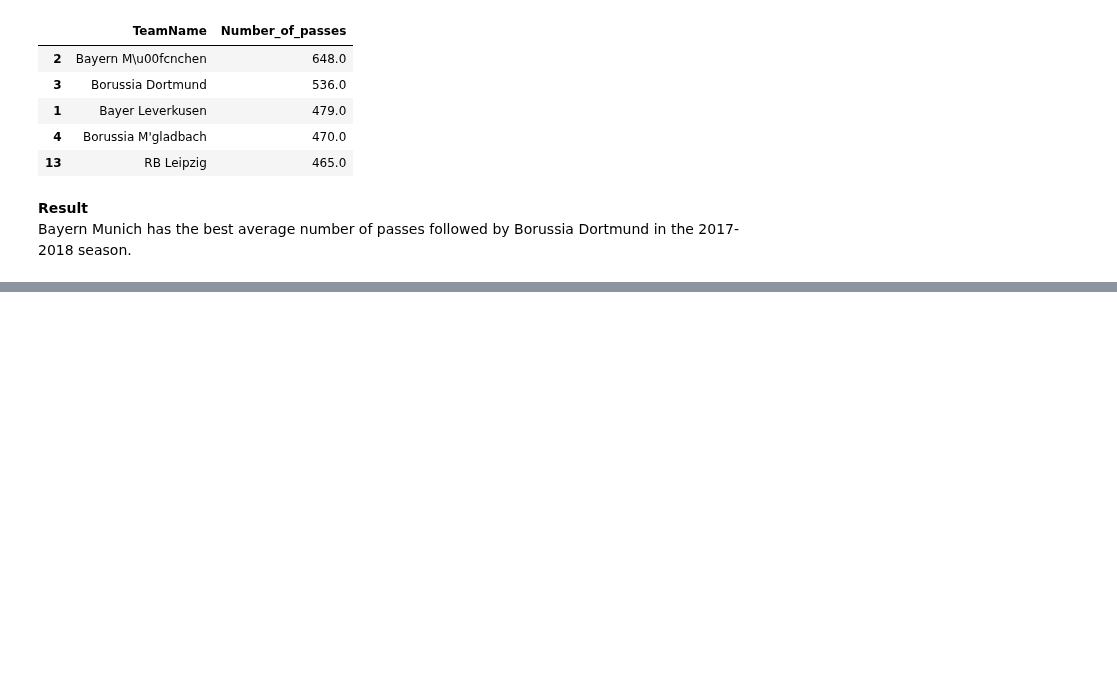
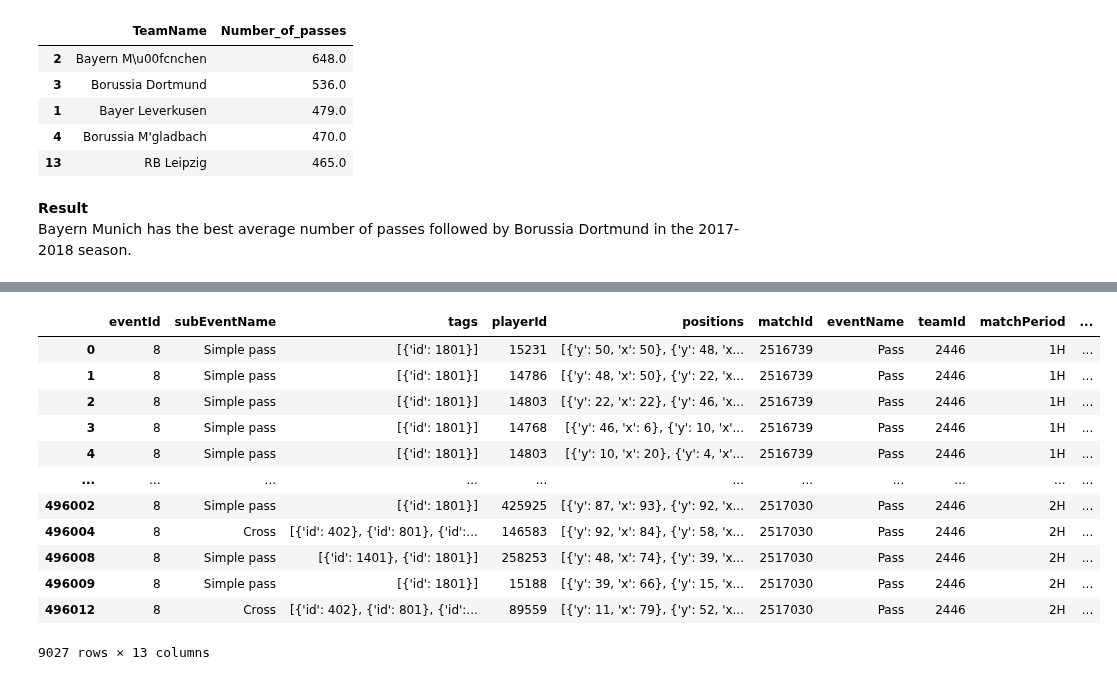
Before and after one commit to Luchini1987/Analysis-of-German-bundenliga-Football-Matches-using-Python, a Jupyter notebook: Analysis_Germany_Football.ipynb, the cells around one changed output, grey strips where cells are left out. Cells and saved outputs as stored; diff of their text form; code cells hidden in the pictures; blank space fills up the shorter version.

```diff
--- a/Analysis_Germany_Football.ipynb
+++ b/Analysis_Germany_Football.ipynb
@@ -290,0 +423,19 @@ Bayern Munich has the best average number of passes followed by Borussia Dortmun
+# %%
+# Applying filters to the "only_b_leverkusen"dataframe, it's possible to obtain the not-won matches by B. Leverkusen where the event name
+# is "Pass". This dataframe is stored in "not_win_matches" dataframe.
+not_win_matches = only_b_leverkusen[(only_b_leverkusen['eventName'] == 'Pass') & (only_b_leverkusen['winner'] != 2446)]
+not_win_matches
+# %% [output]
+|  | eventId | subEventName | tags | playerId | positions | matchId | eventName | teamId | matchPeriod | ... |
+| 0 | 8 | Simple pass | [{'id': 1801}] | 15231 | [{'y': 50, 'x': 50}, {'y': 48, 'x... | 2516739 | Pass | 2446 | 1H | ... |
+| 1 | 8 | Simple pass | [{'id': 1801}] | 14786 | [{'y': 48, 'x': 50}, {'y': 22, 'x... | 2516739 | Pass | 2446 | 1H | ... |
+| 2 | 8 | Simple pass | [{'id': 1801}] | 14803 | [{'y': 22, 'x': 22}, {'y': 46, 'x... | 2516739 | Pass | 2446 | 1H | ... |
+| 3 | 8 | Simple pass | [{'id': 1801}] | 14768 | [{'y': 46, 'x': 6}, {'y': 10, 'x'... | 2516739 | Pass | 2446 | 1H | ... |
+| 4 | 8 | Simple pass | [{'id': 1801}] | 14803 | [{'y': 10, 'x': 20}, {'y': 4, 'x'... | 2516739 | Pass | 2446 | 1H | ... |
+| ... | ... | ... | ... | ... | ... | ... | ... | ... | ... | ... |
+| 496002 | 8 | Simple pass | [{'id': 1801}] | 425925 | [{'y': 87, 'x': 93}, {'y': 92, 'x... | 2517030 | Pass | 2446 | 2H | ... |
+| 496004 | 8 | Cross | [{'id': 402}, {'id': 801}, {'id':... | 146583 | [{'y': 92, 'x': 84}, {'y': 58, 'x... | 2517030 | Pass | 2446 | 2H | ... |
+| 496008 | 8 | Simple pass | [{'id': 1401}, {'id': 1801}] | 258253 | [{'y': 48, 'x': 74}, {'y': 39, 'x... | 2517030 | Pass | 2446 | 2H | ... |
+| 496009 | 8 | Simple pass | [{'id': 1801}] | 15188 | [{'y': 39, 'x': 66}, {'y': 15, 'x... | 2517030 | Pass | 2446 | 2H | ... |
+| 496012 | 8 | Cross | [{'id': 402}, {'id': 801}, {'id':... | 89559 | [{'y': 11, 'x': 79}, {'y': 52, 'x... | 2517030 | Pass | 2446 | 2H | ... |
+9027 rows × 13 columns
```
Also changed, not shown: parts of 27 cells of this notebook.
